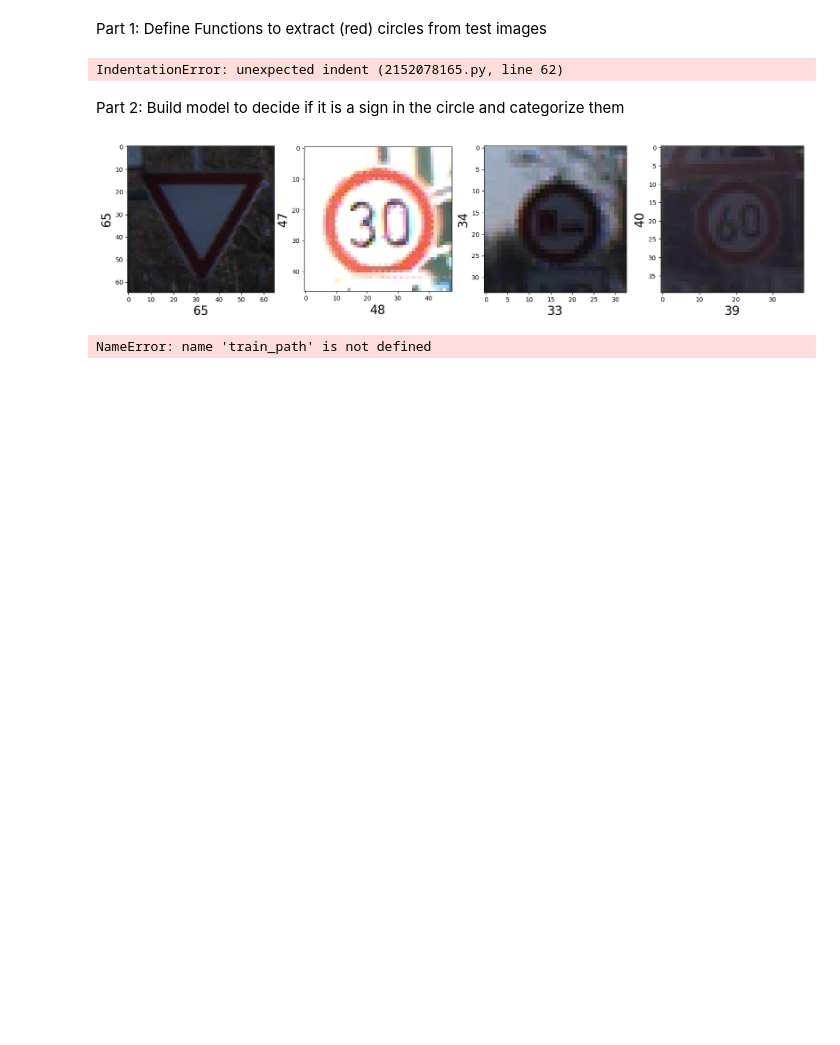
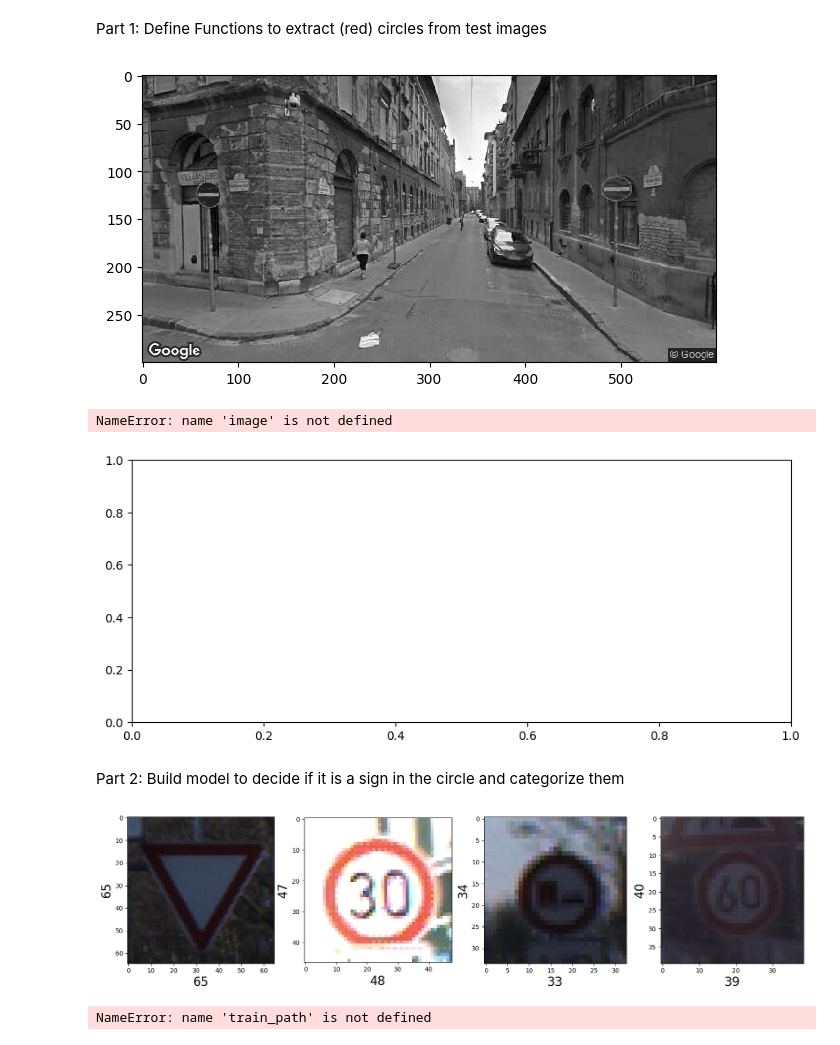
Before and after one commit to elkolbo/traffic_sign_detection, a Jupyter notebook: complete.ipynb, the cells around one changed output. Drawn from its saved outputs; the diff is of its cells as text; code cells hidden in the pictures; blank space fills up the shorter version.

Commit message:
adds optional plot function

```diff
--- a/complete.ipynb
+++ b/complete.ipynb
@@ -20,7 +20,7 @@ def extract_signs(imagepath, show_image=False):
 
     image_rgb = io.imread(imagepath)
     # Convert the image to the HSV color space
-    hsv_image = color.rgb2hsv(image)
+    hsv_image = color.rgb2hsv(image_rgb)
 
     # Extract the red channel (Hue) from the HSV image
     red_hue = hsv_image[:, :, 0]
@@ -37,10 +37,16 @@ def extract_signs(imagepath, show_image=False):
     # Convert the RGB image to grayscale
 
     image_gray = rgb2gray(enhanced_image)
-
-    io.imshow(image_gray)
-
-    io.show()
+    if show_image:
+        print("RGB IMAGE")
+        io.imshow(image_rgb)
+        io.imshow()
+        print("IMAGE WITH ENHANCED RED CHANNEL")
+        io.imshow(enhanced_image)
+        io.imshow()
+        print("GRAYSCSALE IMAGE")
+        io.imshow(image_gray)
+        io.show()
 
     edges = canny(image_gray)
 
@@ -53,20 +59,6 @@ def extract_signs(imagepath, show_image=False):
 
     accums, cx, cy, radii = hough_circle_peaks(hough_res, hough_radii, num_peaks=3)
 
-    # Draw the circles into the image (green)
-
-    fig, ax = plt.subplots(ncols=1, nrows=1, figsize=(10, 4))
-
-    for center_y, center_x, radius in zip(cy, cx, radii):
-        circy, circx = circle_perimeter(center_y, center_x, radius, shape=image.shape)
-
-        image_rgb[circy, circx] = (20, 200, 20)
-
-    # Show the image with circles
-    if show_image:
-        ax.imshow(image_rgb)
-        plt.show()
-
     # Extract the parts with circles and store the subimages
     subimages = []
     for center_y, center_x, radius in zip(cy, cx, radii):
@@ -75,11 +67,29 @@ def extract_signs(imagepath, show_image=False):
         ]
         subimages.append(small)
 
+    # Draw the circles into the image (green)
+
+    fig, ax = plt.subplots(ncols=1, nrows=1, figsize=(10, 4))
+    if show_image:
+        for center_y, center_x, radius in zip(cy, cx, radii):
+            circy, circx = circle_perimeter(
+                center_y, center_x, radius, shape=image.shape
+            )
+
+            image_rgb[circy, circx] = (20, 200, 20)
+
+            # Show the image with circles
+
+            ax.imshow(image_rgb)
+            plt.show()
+
     return subimages
-# %% [output]
-IndentationError: unexpected indent (2152078165.py, line 62)
 # %%
-extract_signs("C:\Users\loren\Documents\AI_BME\Data Challenge\traffic_sign_detection\test_images\2.jpg", show_image=True)
+extract_signs(r"test_images\2.jpg", show_image=True)
+# %% [output]
+[figure, added]
+NameError: name 'image' is not defined
+[figure, added]
 # %% [markdown]
 Part 2: Build model to decide if it is a sign in the circle and categorize them
 # %%
```
Also changed, not shown: parts of 1 cell of this notebook.
